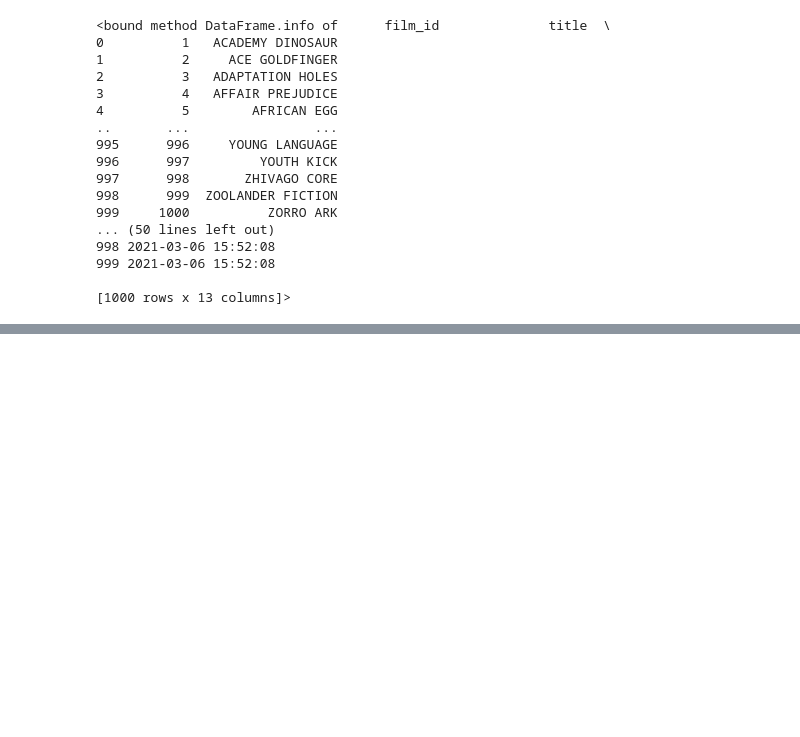
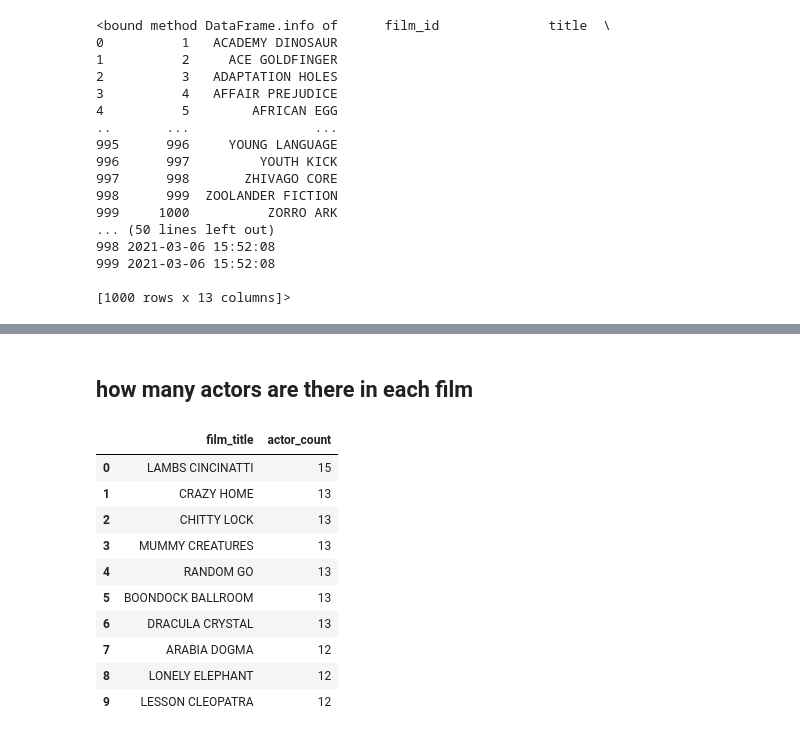
Before and after one commit to omeraytug/duckdb_analytics_omeraytug_mlops25, a Jupyter notebook: code_alongs/18_pandas_duckdb/duckdb_pandas.ipynb, the cells around one changed output, grey strips where cells are left out. Cells and saved outputs as stored; diff of their text form; code cells hidden in the pictures; blank space fills up the shorter version.

```diff
--- a/code_alongs/18_pandas_duckdb/duckdb_pandas.ipynb
+++ b/code_alongs/18_pandas_duckdb/duckdb_pandas.ipynb
@@ -82,0 +160,24 @@ films.sample(10)
+# %% [markdown]
+## how many actors are there in each film
+# %%
+query_sakila("""
+    SELECT
+    film_title,
+    COUNT(DISTINCT actor) AS actor_count
+FROM films_joined
+GROUP BY film_title
+ORDER BY actor_count DESC;
+
+""").head(10)
+# %% [output]
+|  | film_title | actor_count |
+| 0 | LAMBS CINCINATTI | 15 |
+| 1 | CRAZY HOME | 13 |
+| 2 | CHITTY LOCK | 13 |
+| 3 | MUMMY CREATURES | 13 |
+| 4 | RANDOM GO | 13 |
+| 5 | BOONDOCK BALLROOM | 13 |
+| 6 | DRACULA CRYSTAL | 13 |
+| 7 | ARABIA DOGMA | 12 |
+| 8 | LONELY ELEPHANT | 12 |
+| 9 | LESSON CLEOPATRA | 12 |
```
Also changed, not shown: parts of 7 cells of this notebook.
